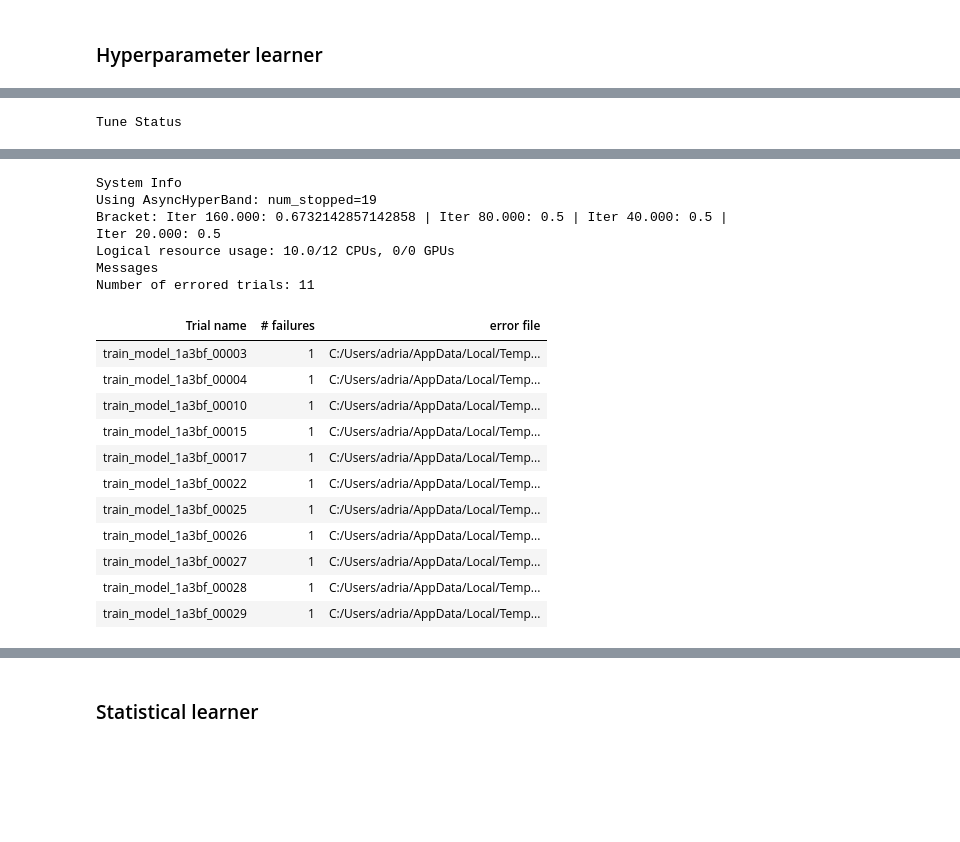
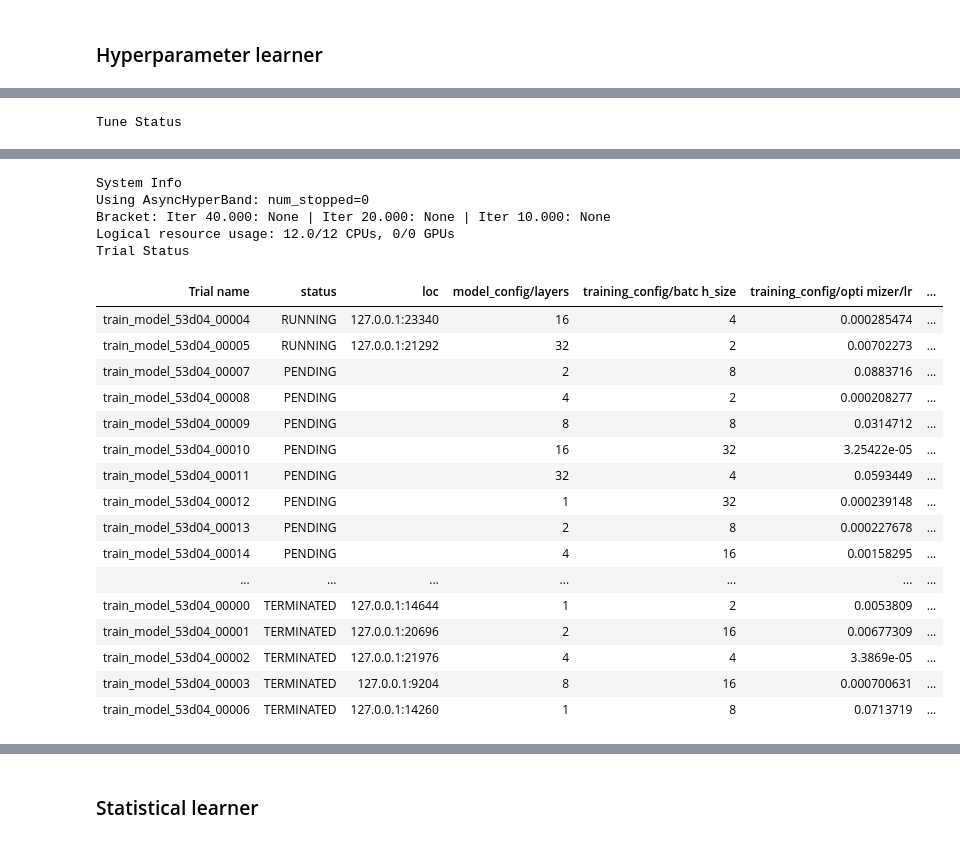
Before and after one commit to AdrianPanasiewicz/QML_for_radar_classification, a Jupyter notebook: MachineLearning/training_pipeline.ipynb, the cells around one changed output, grey strips where cells are left out. Cells and saved outputs as stored; diff of their text form; code cells hidden in the pictures; blank space fills up the shorter version.

```diff
--- a/MachineLearning/training_pipeline.ipynb
+++ b/MachineLearning/training_pipeline.ipynb
@@ -178,25 +186,37 @@ divs_array = sympy.divisors(config_params)
 
 pair_map = {div : config_params // div for div in divs_array}
 
+
+model_config = {
+    "layers": tune.grid_search(list(pair_map.keys())),
+    "neurons_per_layer": tune.sample_from(lambda config: pair_map[config["model_config"]["layers"]]),
+}
+training_config = {
+	"batch_size": tune.choice([2, 4, 8, 16, 32]),
+	"device": "cuda" if torch.cuda.is_available() else "cpu",
+	"epochs": 50,
+	"optimizer": {
+	    "name" : tune.choice(["SGD", "Adam"]),
+        "lr": tune.loguniform(1e-5, 1e-1),
+        "momentum": tune.uniform(0, 1),
+	}
+}
+
 config = {
-    "layers": tune.grid_search(list(pair_map.keys())),
-    "neurons_per_layer": tune.sample_from(lambda config: pair_map[config["layers"]]),
-    "lr": tune.loguniform(1e-5, 1e-3),
-    "batch_size": tune.choice([2, 4, 8, 16]),
-    "device": "cuda" if torch.cuda.is_available() else "cpu",
-    'epochs' : 250
+	"model_config": model_config,
+	"training_config": training_config,
 }
 
 
-max_num_epochs = 250
-num_trials =  10
+max_num_epochs = training_config["epochs"]
+num_trials =  5
 scheduler = ASHAScheduler(
     max_t=max_num_epochs,
-    grace_period=20,
+    grace_period=10,
     reduction_factor=2,
 )
 
-cpus_per_trial = 10
+cpus_per_trial = 4
 gpus_per_trial = 0
 
 PROJECT_ROOT = Path().cwd().parent
@@ -211,6 +231,7 @@ trainer = TrainerForHyperparameterSearch(
     criterion = nn.CrossEntropyLoss()
 )
 
+
 tuner = tune.Tuner(
     tune.with_resources(
         tune.with_parameters(trainer.train_model, model_class=ClassicalNeuralNetwork),
@@ -223,6 +244,15 @@ tuner = tune.Tuner(
         num_samples=num_trials,
         trial_dirname_creator=lambda trial: f"t_{trial.trial_id}"
     ),
+    run_config = RunConfig(
+    storage_path= "/content/drive/MyDrive/ray_results" if 'google.colab' in sys.modules else "E:/ray_results",
+    checkpoint_config=CheckpointConfig(
+            num_to_keep=2,
+            checkpoint_score_attribute="accuracy",
+            checkpoint_score_order="max",
+        ),
+    name="radar_hparam_search",
+	),
     param_space=config,
 )
 results = tuner.fit()
@@ -238,18 +268,22 @@ Tune Status
 System Info
-Using AsyncHyperBand: num_stopped=19
-Bracket: Iter 160.000: 0.6732142857142858 | Iter 80.000: 0.5 | Iter 40.000: 0.5 | Iter 20.000: 0.5
-Logical resource usage: 10.0/12 CPUs, 0/0 GPUs
-Messages
-Number of errored trials: 11
+Using AsyncHyperBand: num_stopped=0
+Bracket: Iter 40.000: None | Iter 20.000: None | Iter 10.000: None
+Logical resource usage: 12.0/12 CPUs, 0/0 GPUs
+Trial Status
-| Trial name | # failures | error file |
-| train_model_1a3bf_00003 | 1 | C:/Users/adria/AppData/Local/Temp... |
-| train_model_1a3bf_00004 | 1 | C:/Users/adria/AppData/Local/Temp... |
-| train_model_1a3bf_00010 | 1 | C:/Users/adria/AppData/Local/Temp... |
-| train_model_1a3bf_00015 | 1 | C:/Users/adria/AppData/Local/Temp... |
-| train_model_1a3bf_00017 | 1 | C:/Users/adria/AppData/Local/Temp... |
-| train_model_1a3bf_00022 | 1 | C:/Users/adria/AppData/Local/Temp... |
-| train_model_1a3bf_00025 | 1 | C:/Users/adria/AppData/Local/Temp... |
-| train_model_1a3bf_00026 | 1 | C:/Users/adria/AppData/Local/Temp... |
-| train_model_1a3bf_00027 | 1 | C:/Users/adria/AppData/Local/Temp... |
-| train_model_1a3bf_00028 | 1 | C:/Users/adria/AppData/Local/Temp... |
-| train_model_1a3bf_00029 | 1 | C:/Users/adria/AppData/Local/Temp... |
+| Trial name | status | loc | model_config/layers | training_config/batc h_size | training_config/opti mizer/lr | ... |
+| train_model_53d04_00004 | RUNNING | 127.0.0.1:23340 | 16 | 4 | 0.000285474 | ... |
+| train_model_53d04_00005 | RUNNING | 127.0.0.1:21292 | 32 | 2 | 0.00702273 | ... |
+| train_model_53d04_00007 | PENDING |  | 2 | 8 | 0.0883716 | ... |
+| train_model_53d04_00008 | PENDING |  | 4 | 2 | 0.000208277 | ... |
+| train_model_53d04_00009 | PENDING |  | 8 | 8 | 0.0314712 | ... |
+| train_model_53d04_00010 | PENDING |  | 16 | 32 | 3.25422e-05 | ... |
+| train_model_53d04_00011 | PENDING |  | 32 | 4 | 0.0593449 | ... |
+| train_model_53d04_00012 | PENDING |  | 1 | 32 | 0.000239148 | ... |
+| train_model_53d04_00013 | PENDING |  | 2 | 8 | 0.000227678 | ... |
+| train_model_53d04_00014 | PENDING |  | 4 | 16 | 0.00158295 | ... |
+| ... | ... | ... | ... | ... | ... | ... |
+| train_model_53d04_00000 | TERMINATED | 127.0.0.1:14644 | 1 | 2 | 0.0053809 | ... |
+| train_model_53d04_00001 | TERMINATED | 127.0.0.1:20696 | 2 | 16 | 0.00677309 | ... |
+| train_model_53d04_00002 | TERMINATED | 127.0.0.1:21976 | 4 | 4 | 3.3869e-05 | ... |
+| train_model_53d04_00003 | TERMINATED | 127.0.0.1:9204 | 8 | 16 | 0.000700631 | ... |
+| train_model_53d04_00006 | TERMINATED | 127.0.0.1:14260 | 1 | 8 | 0.0713719 | ... |
```
Also changed, not shown: parts of 15 cells of this notebook, 5 other files.
